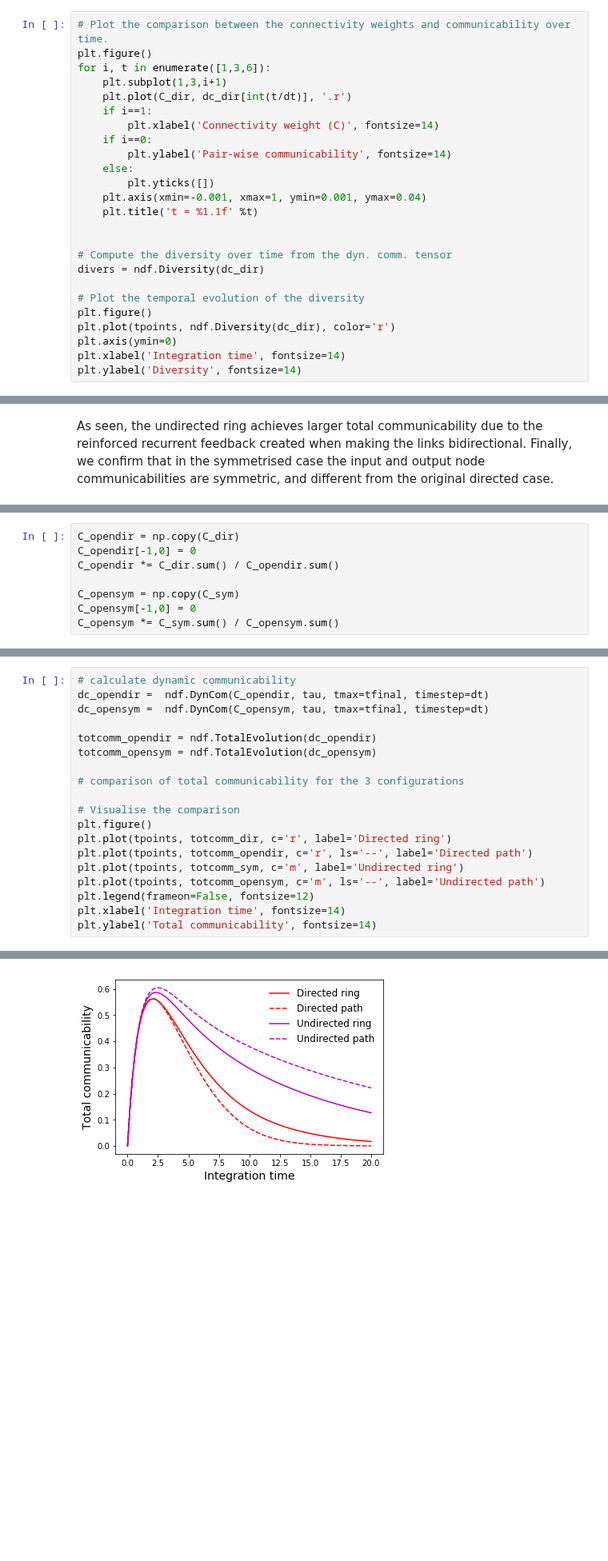
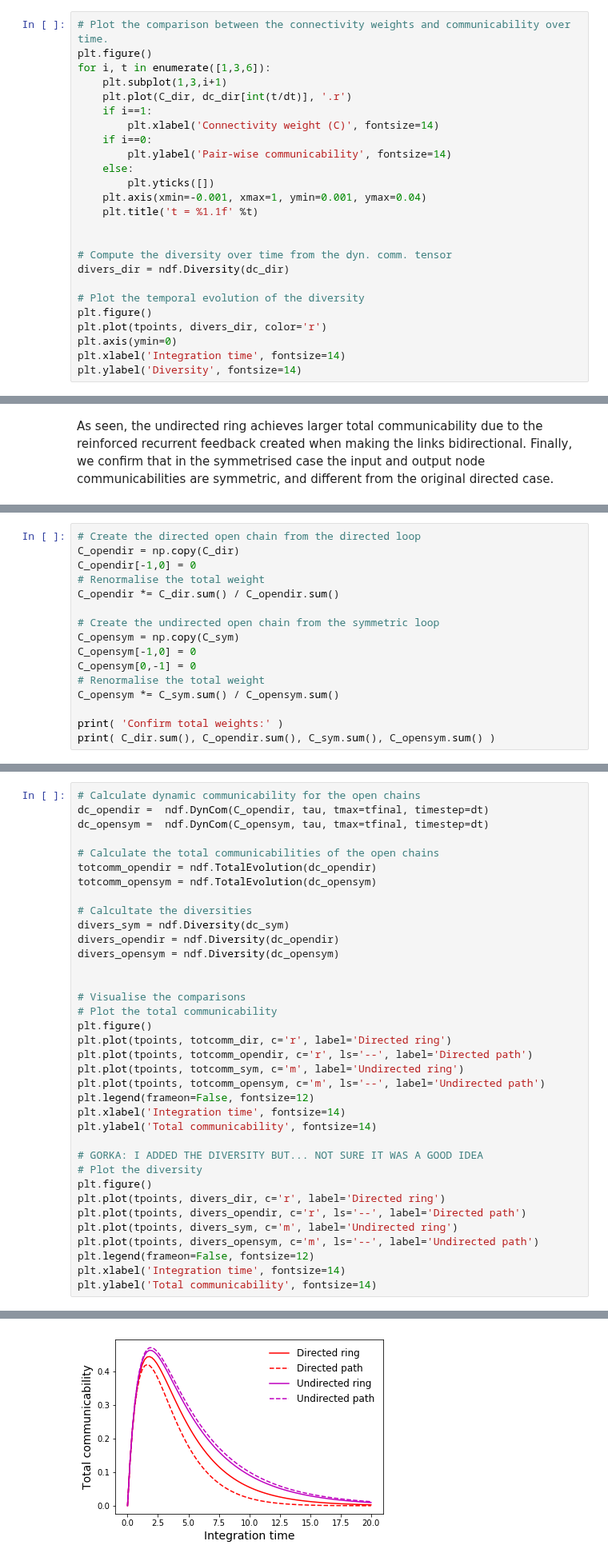
Before and after one commit to mb-BCA/NetDynFlow, a Jupyter notebook: Examples/Tutorial_1_Basics.ipynb, the cells around one changed output, grey strips where cells are left out. Shown at 80% size. Cells and saved outputs as stored; diff of their text form; blank space fills up the shorter version.

Commit message:
Update Tutorial_1_Basics.ipynb
In my opinion, the notebook is finalised. We should
1) Give an interpretation for the last comparision
2) Remove the cases for surrogates and denser rings.

```diff
--- a/Examples/Tutorial_1_Basics.ipynb
+++ b/Examples/Tutorial_1_Basics.ipynb
@@ -505,11 +507,11 @@ for i, t in enumerate([1,3,6]):
 
 
 # Compute the diversity over time from the dyn. comm. tensor
-divers = ndf.Diversity(dc_dir)
+divers_dir = ndf.Diversity(dc_dir)
 
 # Plot the temporal evolution of the diversity
 plt.figure()
-plt.plot(tpoints, ndf.Diversity(dc_dir), color='r')
+plt.plot(tpoints, divers_dir, color='r')
 plt.axis(ymin=0)
 plt.xlabel('Integration time', fontsize=14)
 plt.ylabel('Diversity', fontsize=14)
@@ -604,8 +604,16 @@ Now we remove a connection and redistribute its value to other nodes, keeping th
 # %%
+# Create the directed open chain from the directed loop
 C_opendir = np.copy(C_dir)
 C_opendir[-1,0] = 0
+# Renormalise the total weight
 C_opendir *= C_dir.sum() / C_opendir.sum()
 
+# Create the undirected open chain from the symmetric loop
 C_opensym = np.copy(C_sym)
 C_opensym[-1,0] = 0
+C_opensym[0,-1] = 0
+# Renormalise the total weight
 C_opensym *= C_sym.sum() / C_opensym.sum()
+
+print( 'Confirm total weights:' )
+print( C_dir.sum(), C_opendir.sum(), C_sym.sum(), C_opensym.sum() )
@@ -612,22 +623,39 @@ C_opensym *= C_sym.sum() / C_opensym.sum()
 # %%
-# calculate dynamic communicability
+# Calculate dynamic communicability for the open chains
 dc_opendir =  ndf.DynCom(C_opendir, tau, tmax=tfinal, timestep=dt)
 dc_opensym =  ndf.DynCom(C_opensym, tau, tmax=tfinal, timestep=dt)
 
+# Calculate the total communicabilities of the open chains
 totcomm_opendir = ndf.TotalEvolution(dc_opendir)
 totcomm_opensym = ndf.TotalEvolution(dc_opensym)
 
-# comparison of total communicability for the 3 configurations
+# Calcultate the diversities
+divers_sym = ndf.Diversity(dc_sym)
+divers_opendir = ndf.Diversity(dc_opendir)
+divers_opensym = ndf.Diversity(dc_opensym)
 
-# Visualise the comparison
+
+# Visualise the comparisons
+# Plot the total communicability
 plt.figure()
 plt.plot(tpoints, totcomm_dir, c='r', label='Directed ring')
 plt.plot(tpoints, totcomm_opendir, c='r', ls='--', label='Directed path')
 plt.plot(tpoints, totcomm_sym, c='m', label='Undirected ring')
 plt.plot(tpoints, totcomm_opensym, c='m', ls='--', label='Undirected path')
 plt.legend(frameon=False, fontsize=12)
 plt.xlabel('Integration time', fontsize=14)
 plt.ylabel('Total communicability', fontsize=14)
+
+# GORKA: I ADDED THE DIVERSITY BUT... NOT SURE IT WAS A GOOD IDEA
+# Plot the diversity
+plt.figure()
+plt.plot(tpoints, divers_dir, c='r', label='Directed ring')
+plt.plot(tpoints, divers_opendir, c='r', ls='--', label='Directed path')
+plt.plot(tpoints, divers_sym, c='m', label='Undirected ring')
+plt.plot(tpoints, divers_opensym, c='m', ls='--', label='Undirected path')
+plt.legend(frameon=False, fontsize=12)
+plt.xlabel('Integration time', fontsize=14)
+plt.ylabel('Total communicability', fontsize=14)
 # %% [output]
 Text(0,0.5,'Total communicability')
-[figure, old version]
+[figure, new version]
```
Also changed, not shown: parts of 16 cells of this notebook.
